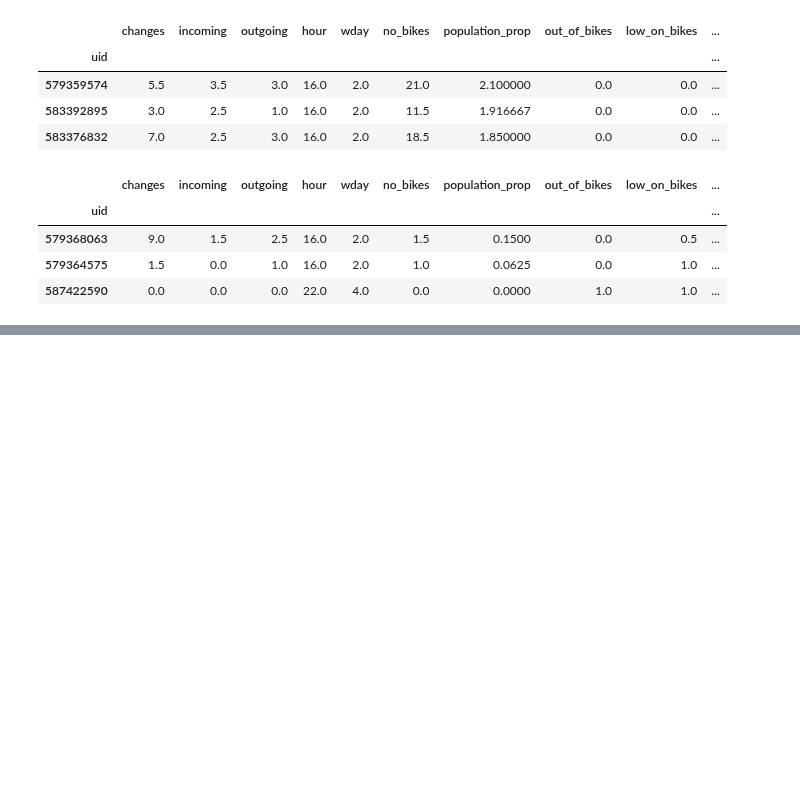
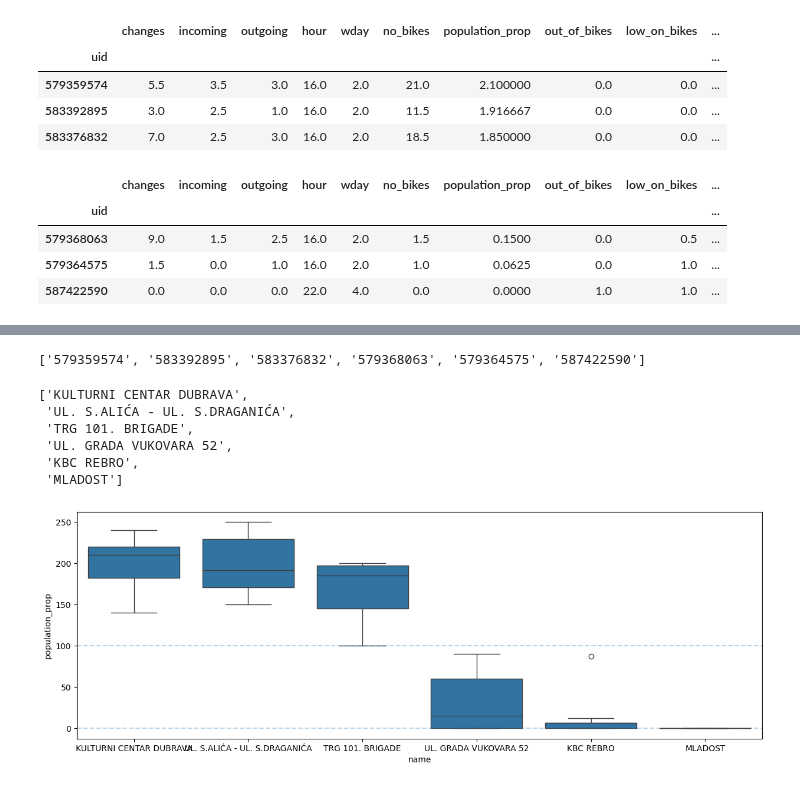
Before and after one commit to Mkranj/BajsBoard, a Jupyter notebook: notebooks/analyse_stations.ipynb, the cells around one changed output, grey strips where cells are left out. Saved outputs shown, nothing was run; the diff lists cells and outputs as text; code cells hidden in the pictures; blank space fills up the shorter version.

Commit message:
plot paralelno postaje na boxplot

```diff
--- a/notebooks/analyse_stations.ipynb
+++ b/notebooks/analyse_stations.ipynb
@@ -867,3 +867,8 @@ pop_low
 | 579368063 | 9.0 | 1.5 | 2.5 | 16.0 | 2.0 | 1.5 | 0.1500 | 0.0 | 0.5 | ... |
 | 579364575 | 1.5 | 0.0 | 1.0 | 16.0 | 2.0 | 1.0 | 0.0625 | 0.0 | 1.0 | ... |
 | 587422590 | 0.0 | 0.0 | 0.0 | 22.0 | 4.0 | 0.0 | 0.0000 | 1.0 | 1.0 | ... |
+# %%
+uid_high = pop_high.index.to_list()
+uid_low = pop_low.index.to_list()
+uids = uid_high + uid_low
+uids
@@ -869,0 +877,6 @@ pop_low
+# %%
+plot_data = population_data[population_data["uid"].isin(uids)].merge(locations, on = "uid")
+
+# proporcije u postotke
+plot_data["population_prop"] *= 100
+plot_data.head()
@@ -869,0 +891,26 @@ pop_low
+# %%
+uids
+# %% [output]
+['579359574', '583392895', '583376832', '579368063', '579364575', '587422590']
+# %%
+order_names = locations[locations["uid"].isin(uids)]
+
+order_names = order_names.set_index("uid").reindex(uids)["name"].to_list()
+order_names
+# %% [output]
+['KULTURNI CENTAR DUBRAVA',
+ 'UL. S.ALIĆA - UL. S.DRAGANIĆA',
+ 'TRG 101. BRIGADE',
+ 'UL. GRADA VUKOVARA 52',
+ 'KBC REBRO',
+ 'MLADOST']
+# %%
+plt.figure(figsize=(15,5))
+
+ax = sns.boxplot(data = plot_data, y = "population_prop", x = "name", order = order_names)
+
+# referentne crte za 0% i 100%
+_ = ax.axhline(0, ls="--", alpha = 0.3)
+_ = ax.axhline(100, ls="--", alpha = 0.3)
+# %% [output]
+[figure, added]
```
Also changed, not shown: parts of 2 cells of this notebook.
